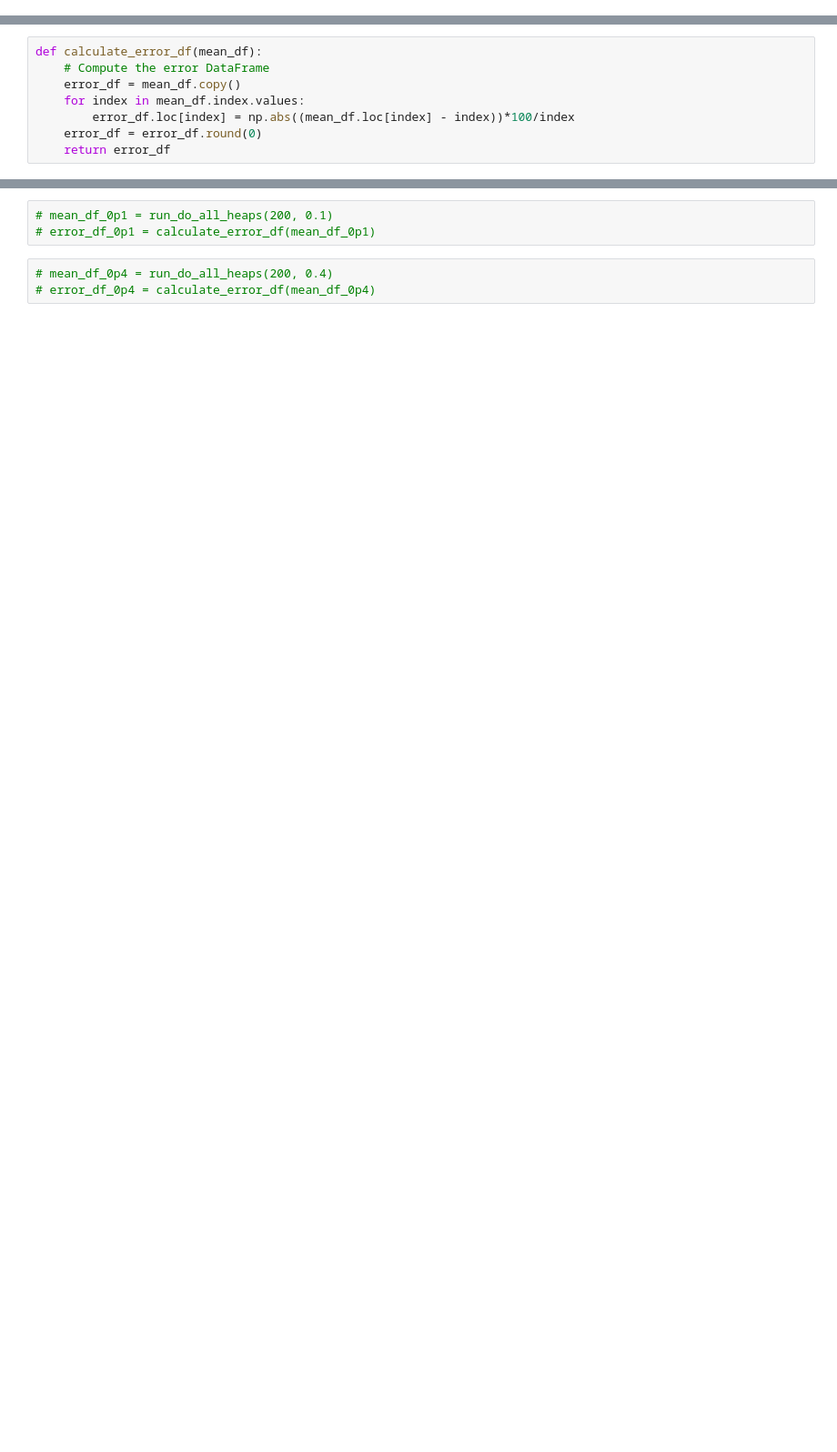
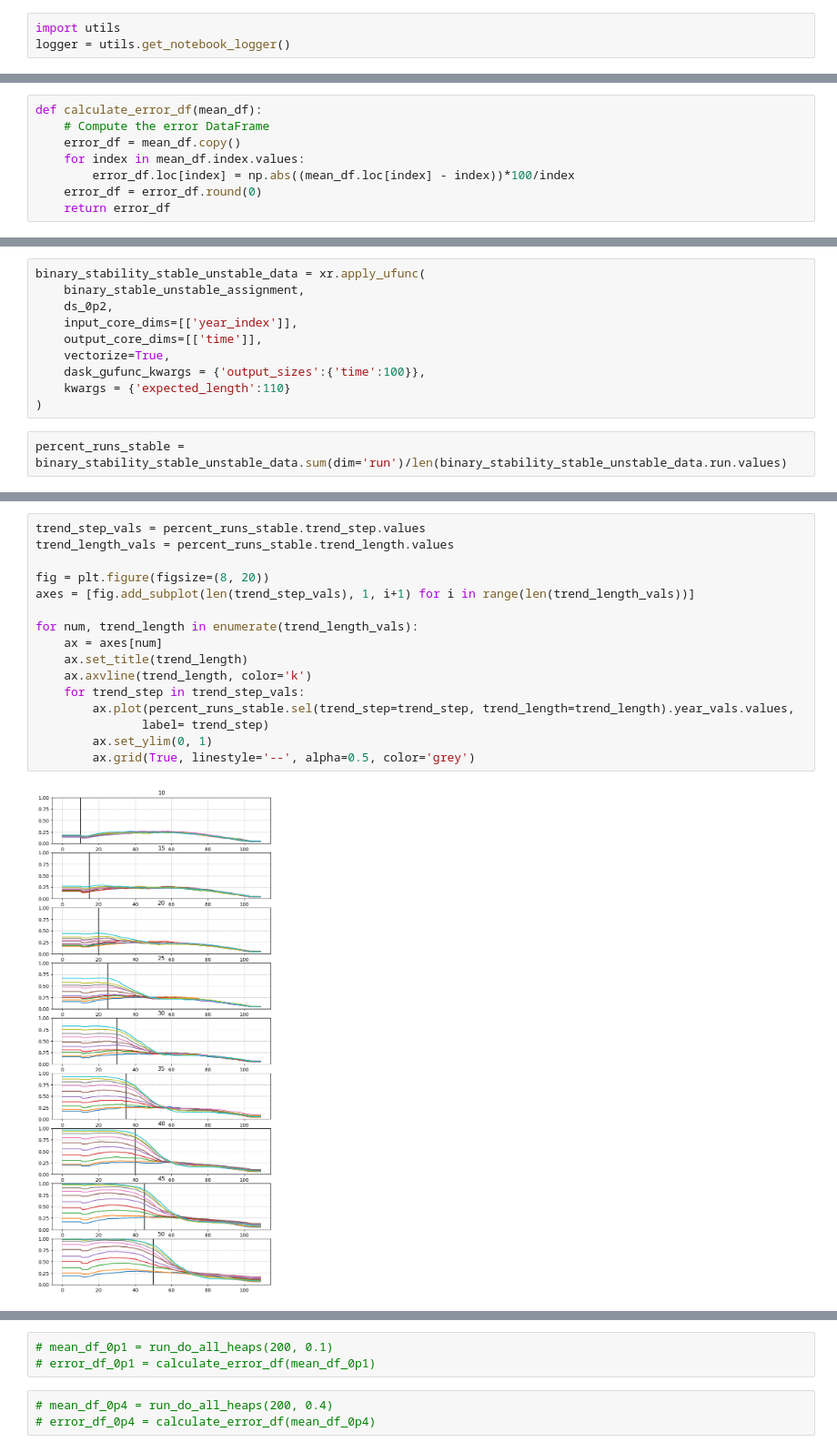
Before and after one commit to alexborowiak/zecmip_stabilisation, a Jupyter notebook: sythetic_timeseries_method_test_v2_all_window_frac_method.ipynb, the cells around one changed output, grey strips where cells are left out. Shown at 91% size. Saved outputs shown, nothing was run; the diff lists cells and outputs as text; blank space fills up the shorter version.

```diff
--- a/sythetic_timeseries_method_test_v2_all_window_frac_method.ipynb
+++ b/sythetic_timeseries_method_test_v2_all_window_frac_method.ipynb
@@ -468,3 +417,6 @@ client.cluster.scale(30)
 #     return total_year_stable
 # %%
 reload(sn_calc)
+# %%
+import utils
+logger = utils.get_notebook_logger()
@@ -658,0 +998,12 @@ reload(sn_calc)
+# %%
+binary_stability_stable_unstable_data = xr.apply_ufunc(
+    binary_stable_unstable_assignment,
+    ds_0p2,
+    input_core_dims=[['year_index']],
+    output_core_dims=[['time']],
+    vectorize=True,
+    dask_gufunc_kwargs = {'output_sizes':{'time':100}},
+    kwargs = {'expected_length':110}
+)
+# %%
+percent_runs_stable = binary_stability_stable_unstable_data.sum(dim='run')/len(binary_stability_stable_unstable_data.run.values)
@@ -659 +1021,19 @@ reload(sn_calc)
+# %%
+trend_step_vals = percent_runs_stable.trend_step.values
+trend_length_vals = percent_runs_stable.trend_length.values
+
+fig = plt.figure(figsize=(8, 20))
+axes = [fig.add_subplot(len(trend_step_vals), 1, i+1) for i in range(len(trend_length_vals))]
+
+for num, trend_length in enumerate(trend_length_vals):
+    ax = axes[num]
+    ax.set_title(trend_length)
+    ax.axvline(trend_length, color='k')
+    for trend_step in trend_step_vals:
+        ax.plot(percent_runs_stable.sel(trend_step=trend_step, trend_length=trend_length).year_vals.values,
+               label= trend_step)
+        ax.set_ylim(0, 1)
+        ax.grid(True, linestyle='--', alpha=0.5, color='grey')
+# %% [output]
+[figure, added]
 # %%
```
Also changed, not shown: parts of 26 cells of this notebook, 2 other files.
